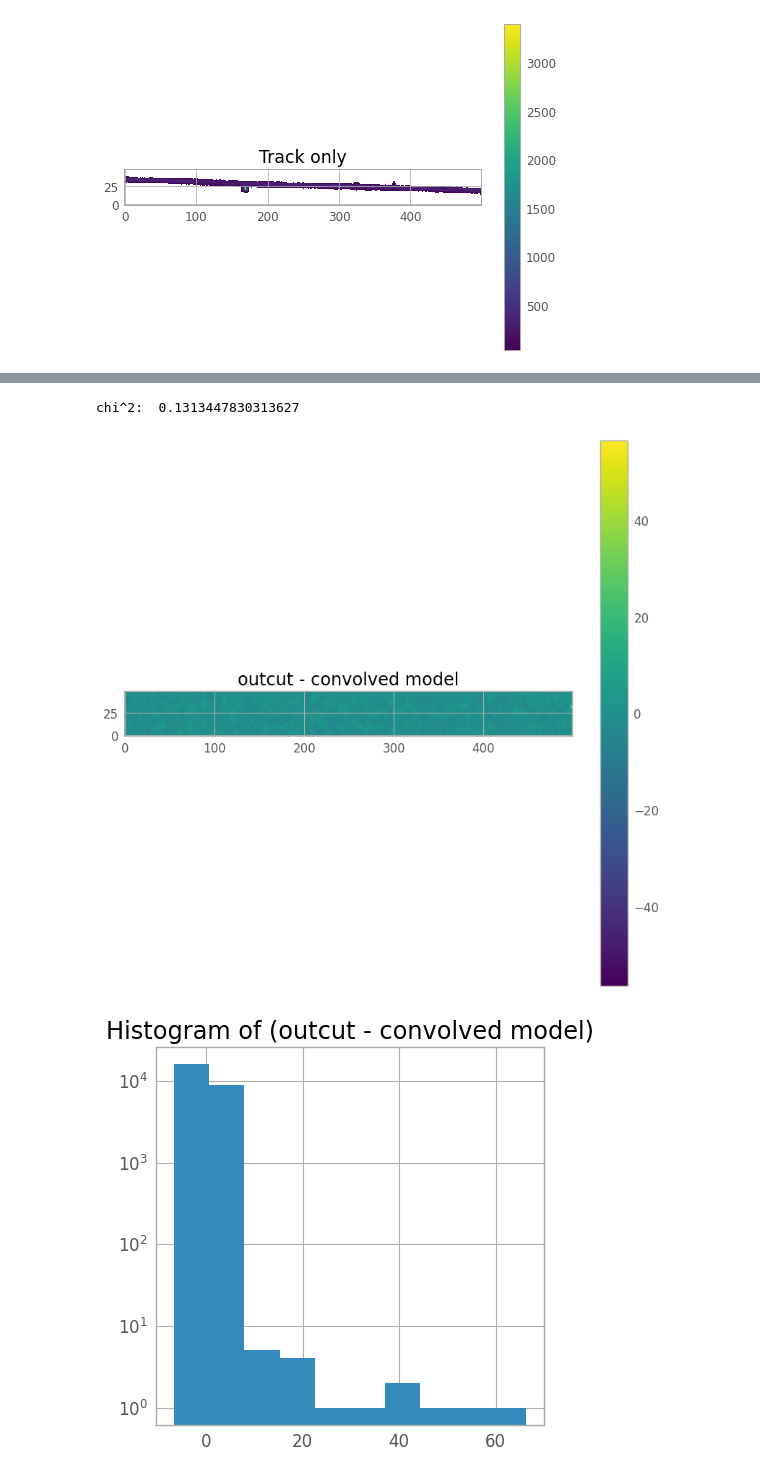
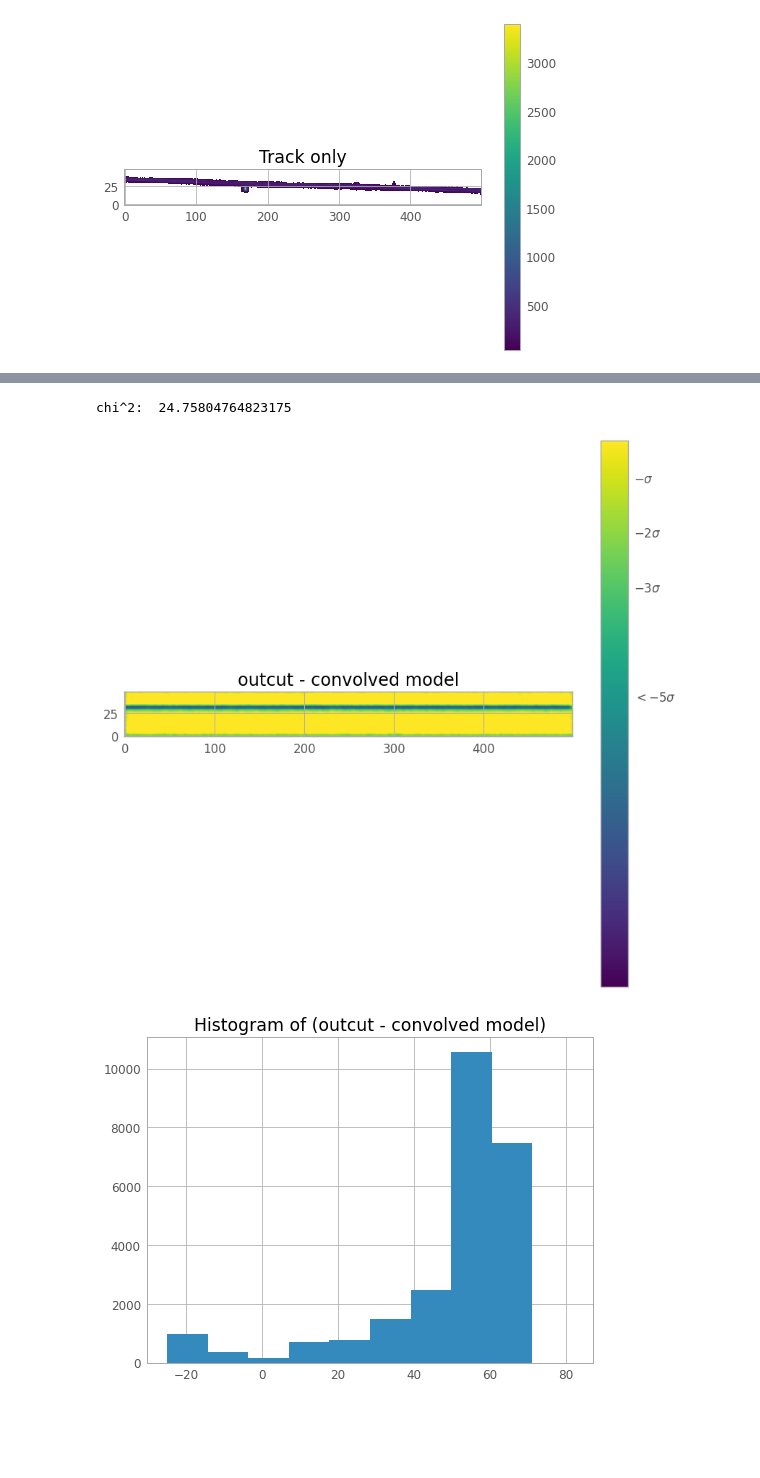
Before and after one commit to SSAEPFL/PSF, a Jupyter notebook: test-track-fitting.ipynb, the cells around one changed output, grey strips where cells are left out. Saved outputs shown, nothing was run; the diff lists cells and outputs as text; code cells hidden in the pictures; blank space fills up the shorter version.

Commit message:
simplified model

```diff
--- a/test-track-fitting.ipynb
+++ b/test-track-fitting.ipynb
@@ -104,8 +109,8 @@ plt.show()
 from multiprocessing import Pool
 #np.seterr(all="ignore")
 #initial_guess = [295, 5, 305, 495, 1, 1000]
-initial_guess = [25, 35, 1, 1050]
-pos = initial_guess + 1e-1 * np.random.randn(200, 4)
+initial_guess = [29, 31, 1, 950]
+pos = initial_guess + 1e-1 * np.random.randn(400, 4)
 nwalkers, ndim = pos.shape
 with Pool() as pool:
     sampler = emcee.EnsembleSampler(nwalkers, ndim, logProbability, args=(track_data, std, PSF, True), pool=pool)
@@ -133,4 +140,4 @@ print(tau)
 # %%
-flat_samples = sampler.get_chain(discard=100, thin=10, flat=True)
-fig = corner.corner(flat_samples, labels=labels, truths=[300, 300, 1, 1000])
+flat_samples = sampler.get_chain(discard=500, thin=10, flat=True)
+fig = corner.corner(flat_samples, labels=labels, truths=[30, 30, 1, 1000])
 # %% [output]
@@ -139,10 +146,9 @@ fig = corner.corner(flat_samples, labels=labels, truths=[300, 300, 1, 1000])
 # percentiles
 theta = [0, 0, 0, 0]
 for i in range(ndim):
-    mcmc = np.percentile(flat_samples[:, i], [16, 50, 84])
-    q = np.diff(mcmc)
-    txt = "\mathrm{{{3}}} = {0:.1f}_{{-{1:.1f}}}^{{{2:.1f}}}"
-    txt = txt.format(mcmc[1], q[0], q[1], labels[i])
+    theta[i] = np.mean(flat_samples[:, i])
+    std = np.std(flat_samples[:,i])
+    txt = "\mathrm{{{2}}} = {0:.1f}\u00B12{{{1:.1f}}}"
+    txt = txt.format(theta[i], std, labels[i])
     display(Math(txt))
-    theta[i] = mcmc[1]
 # %% [output]
@@ -153,30 +159,26 @@ $\displaystyle \mathrm{amplitude} = 999.9_{-67.5}^{64.5}$
 # %%
 # best model
-if len(theta) == 6:
-    i0, j0, iend, jend, width, amplitude = theta
-elif len(theta) == 4:
-    i0, iend, width, amplitude = theta
-else:
-    raise ValueError('Not the correct number of parameters in theta')
-best_model = simplerTrackModel(np.shape(track_data), i0, iend, width, amplitude)
-chi2 = reducedGoodnessModel(track_data, convolve2d(best_model, PSF, 'same'), std)
+best_model = convolve2d(simplerTrackModel(
+    np.shape(track_data), *theta), PSF, 'same')
+chi2 = reducedGoodnessModel(track_data, best_model, std)
 print('chi^2: ', chi2)
 
 plt.figure(figsize=(10, 10), dpi=100, facecolor='w', edgecolor='k')
 plt.title('outcut - convolved model')
 #norm = ImageNormalize(stretch=SqrtStretch())
-img = track_data - convolve2d(best_model, PSF, 'same')
+img = track_data - best_model
 plt.imshow(img, origin='lower', cmap='viridis', interpolation='none', vmin=-5*std, vmax=5*std)
-ca = plt.colorbar()
+ca = plt.colorbar(ticks=ticks)
+ca.ax.set_yticklabels(tick_labels)
 plt.show()
 
 #matplotlib.rcParams['figure.f#igsize'] = [10, 10]
-plt.figure(figsize=(5, 5), dpi=100, facecolor='w', edgecolor='k')
+plt.figure()
 plt.title('Histogram of (outcut - convolved model)')
 plt.hist(img.flatten(), bins=10)
-plt.yscale('log')
+#plt.yscale('log')
 plt.show()
 # %% [output]
-chi^2:  0.1313447830313627
+chi^2:  24.75804764823175
-[figure, old version]
+[figure, new version]
-[figure, old version]
+[figure, new version]
```
Also changed, not shown: parts of 7 cells of this notebook.
